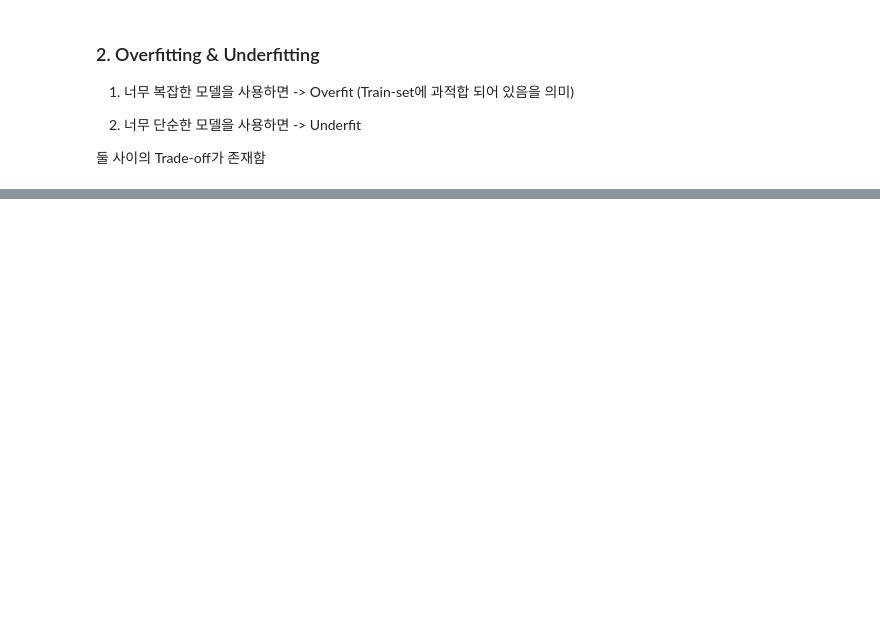
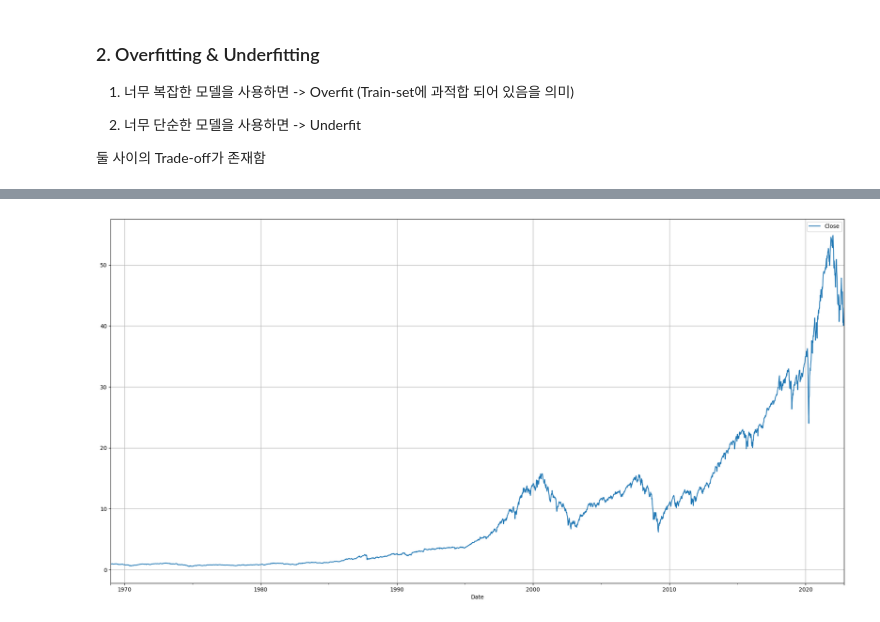
Before and after one commit to Je-Hyeon/FRstudy, a Jupyter notebook: 학기중_스터디/week4/4주차스터디_수업용.ipynb, the cells around one changed output, grey strips where cells are left out. Cells and saved outputs as stored; diff of their text form; code cells hidden in the pictures; blank space fills up the shorter version.

```diff
--- a/학기중_스터디/week4/4주차스터디_수업용.ipynb
+++ b/학기중_스터디/week4/4주차스터디_수업용.ipynb
@@ -377,0 +466,8 @@ plt.plot(X_new,fitted_values, color='r');
+# %%
+returns = close.pct_change(5)
+# %%
+weekly_returns = returns.resample('W').first()
+(weekly_returns + 1).cumprod().plot(figsize=(24,12))
+plt.grid();
+# %% [output]
+[figure, added]
```
Also changed, not shown: parts of 61 cells of this notebook, 2 other files.
